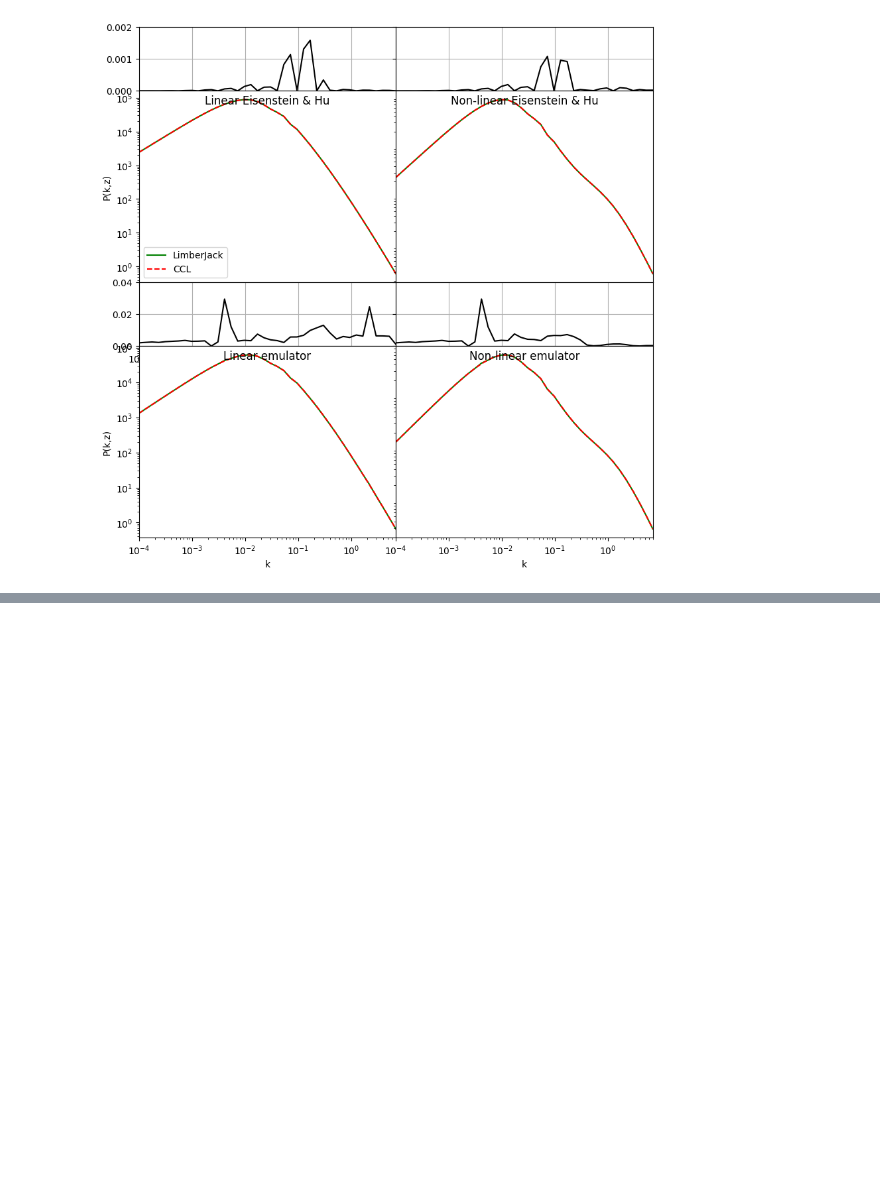
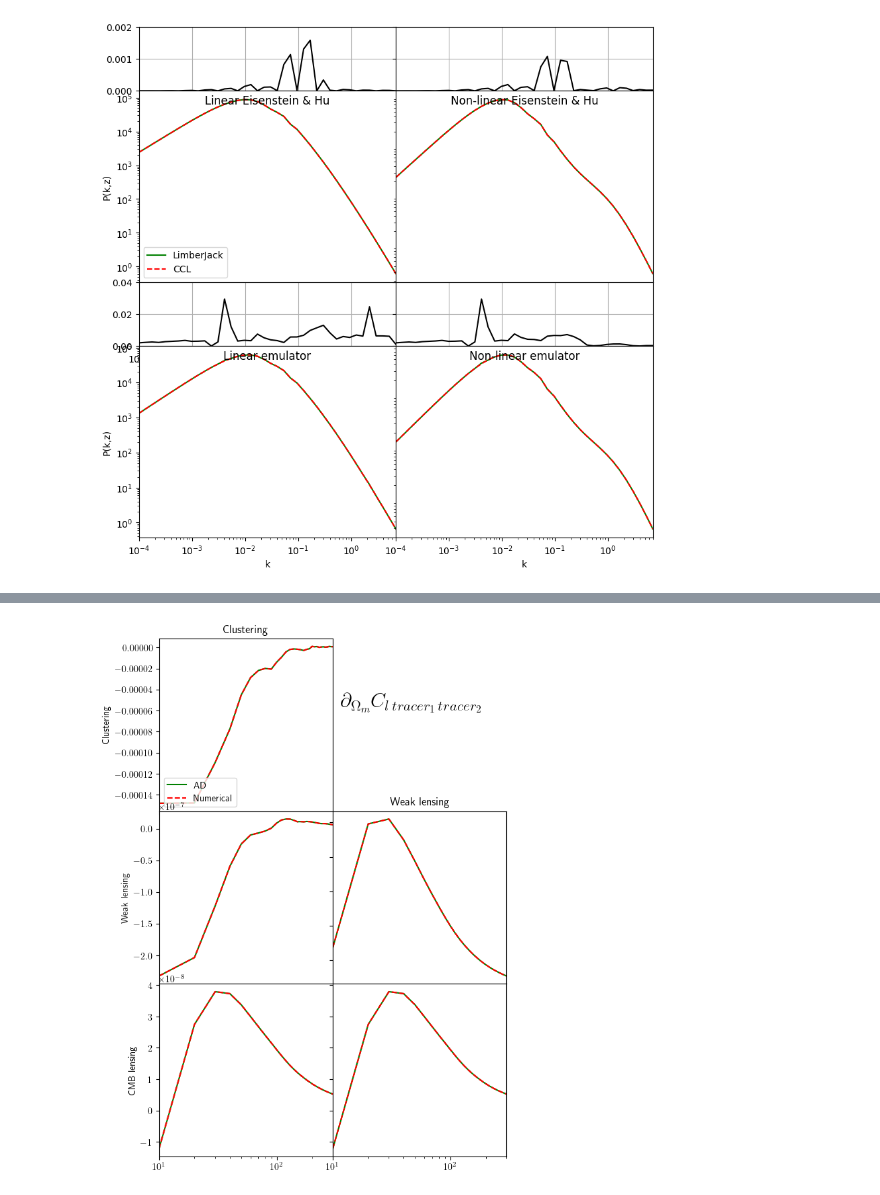
Before and after one commit to damonge/LimberJack.jl, a Jupyter notebook: plotting/plotting_tests.ipynb, the cells around one changed output, grey strips where cells are left out. Drawn from its saved outputs; the diff is of its cells as text; code cells hidden in the pictures; blank space fills up the shorter version.

```diff
--- a/plotting/plotting_tests.ipynb
+++ b/plotting/plotting_tests.ipynb
@@ -307,0 +255,60 @@ plt.savefig("/mnt/c/Users/jaime/Desktop/Growth_with_RSDs/Pk_acc.pdf", bbox_inche
+# %%
+ls = np.linspace(10, 300, 30)
+fig, axis = plt.subplots(3, 3, figsize=(10,10))
+fig.delaxes(axis[0,1])
+fig.delaxes(axis[0,2])
+fig.delaxes(axis[1,2])
+fig.delaxes(axis[2,2])
+fig.subplots_adjust(hspace=0)
+fig.subplots_adjust(wspace=0)
+fig.suptitle(r'$\partial_{\Omega_m} C_{l \, tracer_1 \, tracer_2 }$',
+             y=0.8, fontsize=22)
+
+axis[0,0].plot(ls, LB_results["Cl_gg_autodiff"], 'g-', label="AD")
+axis[0,0].plot(ls, LB_results["Cl_gg_num"], 'r--', label="Numerical")
+axis[0,0].legend(loc=3)
+axis[0,0].set_ylabel("Clustering")
+axis[0,0].xaxis.set_ticklabels([])
+axis[0,0].set_title("Clustering")
+axis[0,0].set_xscale("log")
+#axis[0,0].set_yscale("log")
+axis[0,0].set_xlim([ls[0], ls[-1]])
+axis[0,0].xaxis.set_ticklabels([])
+
+axis[1,0].plot(ls, LB_results["Cl_gs_autodiff"], 'g-', label="LimberJack")
+axis[1,0].plot(ls, LB_results["Cl_gs_num"], 'r--', label="CCL")
+axis[1,0].set_ylabel("Weak lensing")
+axis[1,0].xaxis.set_ticklabels([])
+axis[1,0].set_xscale("log")
+#axis[1,0].set_yscale("log")
+axis[1,0].set_xlim([ls[0], ls[-1]])
+axis[1,0].xaxis.set_ticklabels([])
+
+axis[1,1].plot(ls, LB_results["Cl_ss_autodiff"], 'g-', label="LimberJack")
+axis[1,1].plot(ls, LB_results["Cl_ss_num"], 'r--', label="CCL")
+axis[1,1].set_title("Weak lensing")
+axis[1,1].set_xscale("log")
+#axis[1,1].set_yscale("log")
+axis[1,1].set_xlim([ls[0], ls[-1]])
+axis[1,1].xaxis.set_ticklabels([])
+axis[1,1].yaxis.set_ticklabels([])
+
+
+axis[2,0].plot(ls, LB_results["Cl_gk_autodiff"], 'g-', label="LimberJack")
+axis[2,0].plot(ls, LB_results["Cl_gk_num"], 'r--', label="CCL")
+axis[2,0].set_ylabel("CMB lensing")
+axis[2,0].xaxis.set_ticklabels([])
+axis[2,0].set_xscale("log")
+#axis[2,0].set_yscale("log")
+axis[2,0].set_xlim([ls[0], ls[-1]])
+
+axis[2,1].plot(ls, LB_results["Cl_sk_autodiff"], 'g-', label="LimberJack")
+axis[2,1].plot(ls, LB_results["Cl_sk_num"], 'r--', label="CCL")
+axis[2,1].set_xscale("log")
+#axis[2,1].set_yscale("log")
+axis[2,1].set_xlim([ls[0], ls[-1]])
+axis[2,1].yaxis.set_ticklabels([])
+
+plt.savefig("/mnt/c/Users/jaime/Desktop/Growth_with_RSDs/diff_cls_acc.pdf", bbox_inches='tight')
+# %% [output]
+[figure, added]
```
Also changed, not shown: parts of 6 cells of this notebook, 2 other files.
